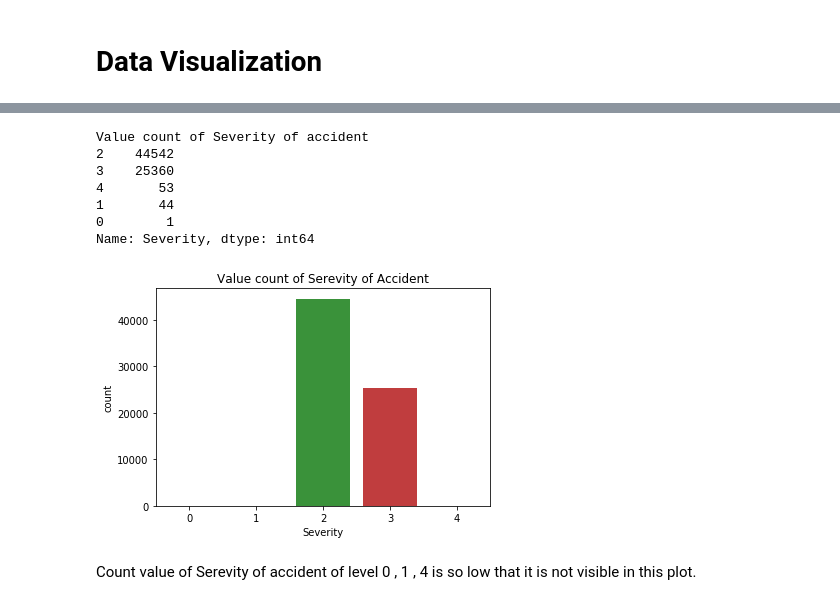
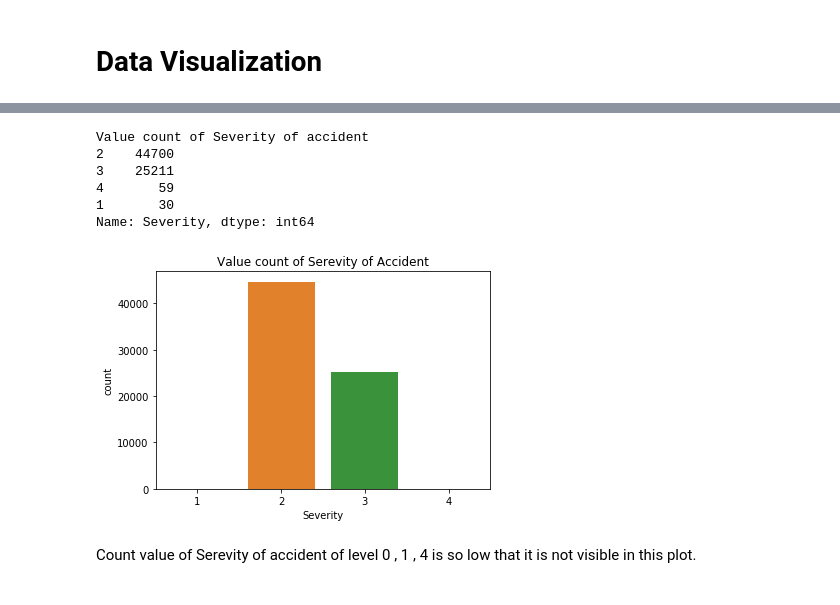
Before and after one commit to SSehrawat1720/ML-Projects, a Jupyter notebook: Predict the severity of the accident based on multiple features using different Classification Models .ipynb, the cells around one changed output, grey strips where cells are left out. Saved outputs shown, nothing was run; the diff lists cells and outputs as text; code cells hidden in the pictures.

```diff
--- a/Predict the severity of the accident based on multiple features using different Classification Models .ipynb
+++ b/Predict the severity of the accident based on multiple features using different Classification Models .ipynb
@@ -297,18 +293,17 @@ Number of columns in Model Dataset is 11.
 # %%
 print(f"Value count of Severity of accident \n{model_data['Severity'].value_counts()}")
-sns.countplot(y)
+sns.countplot(model_data['Severity'])
 plt.xlabel("Severity")
 plt.title("Value count of Serevity of Accident")
 plt.show()
 # %% [output]
 Value count of Severity of accident
-2    44542
-3    25360
-4       53
-1       44
-0        1
+2    44700
+3    25211
+4       59
+1       30
 Name: Severity, dtype: int64
-[figure, old version]
+[figure, new version]
 # %% [markdown]
 Count value of Serevity of accident of level 0 , 1 , 4 is so low that it is not visible in this plot.
 # %%
```
Also changed, not shown: parts of 44 cells of this notebook.
